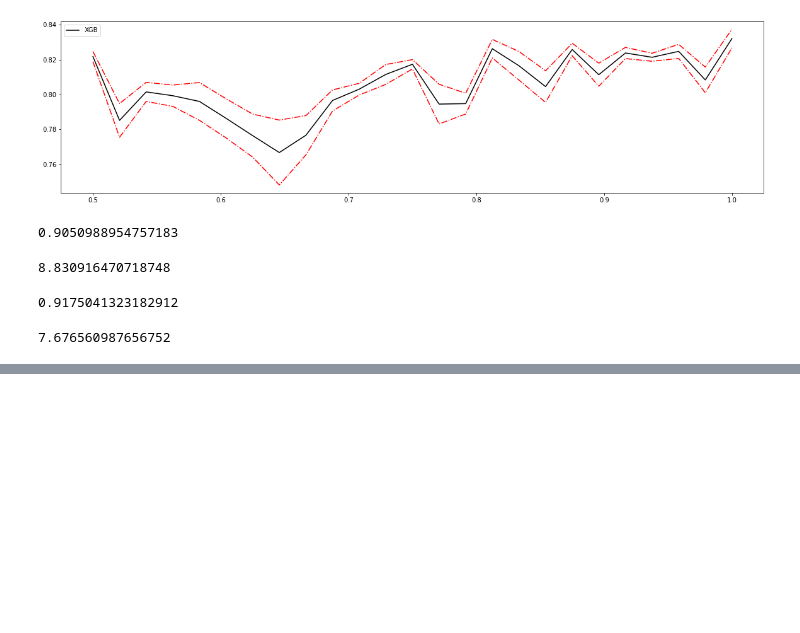
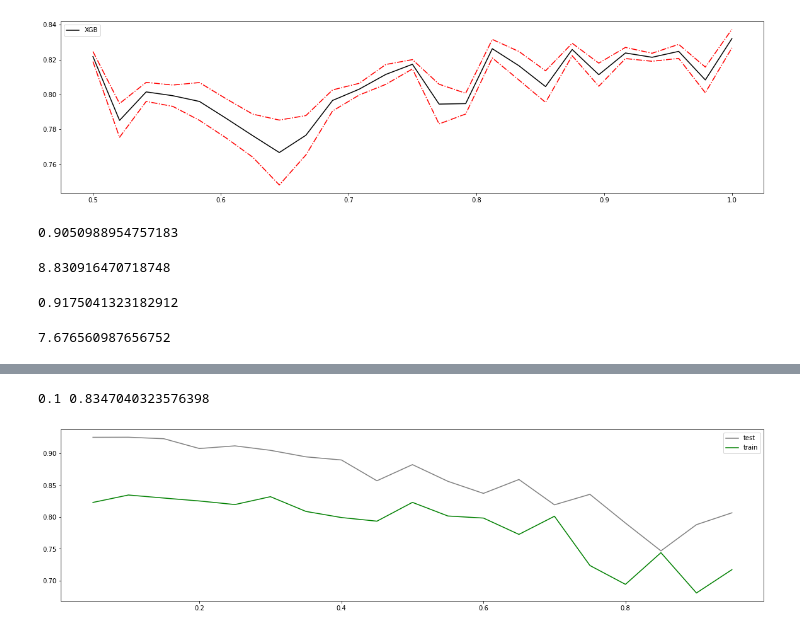
Before and after one commit to JustDoItGit/caicai_sklearn, a Jupyter notebook: 第十一章 XGBoost/了解xgboost原理.ipynb, the cells around one changed output, grey strips where cells are left out. Cells and saved outputs as stored; diff of their text form; code cells hidden in the pictures; blank space fills up the shorter version.

```diff
--- a/第十一章 XGBoost/xgboost.ipynb
+++ b/第十一章 XGBoost/了解xgboost原理.ipynb
@@ -453,0 +456,13 @@ MSE(Ytest, reg.predict(Xtest))
+# %%
+# 首先我们先来定义一个评分函数，这个评分函数能够帮助我们直接打印Xtrain上的交叉验证结果
+def regassess(reg, Xtrain, Ytrain, cv, scoring=["r2"], show=True):
+    score = []
+    for i in range(len(scoring)):
+        if show:
+            print("{}:{:.2f}".format(scoring[i],  # 模型评估指标的名字
+                                     CVS(reg, Xtrain, Ytrain, cv=cv, scoring=scoring[i]).mean()))
+        score.append(CVS(reg, Xtrain, Ytrain, cv=cv,
+                         scoring=scoring[i]).mean())
+    return score
+# %%
+reg = XGBR(n_estimators=100, random_state=420)
@@ -453,0 +482,12 @@ MSE(Ytest, reg.predict(Xtest))
+# %%
+from time import time
+import datetime
+
+for i in [0, 0.2, 0.5, 1]:
+    time0 = time()
+    reg = XGBR(n_estimators=100, random_state=420, learning_rate=i)
+    print("learning_rate = {}".format(i))
+    regassess(reg, Xtrain, Ytrain, cv, scoring=[
+              "r2", "neg_mean_squared_error"])
+    print(datetime.datetime.fromtimestamp(time()-time0).strftime("%M:%S:%f"))
+    print("\t")
@@ -453,0 +514,21 @@ MSE(Ytest, reg.predict(Xtest))
+# %%
+# 画学习曲线：学习率-R^2曲线
+axisx = np.arange(0.05, 1, 0.05)
+rs = []
+te = []
+for i in axisx:
+    reg = XGBR(n_estimators=100, random_state=420, learning_rate=i)
+    score = regassess(reg, Xtrain, Ytrain, cv, scoring=[
+                      "r2", "neg_mean_squared_error"], show=False)
+    test = reg.fit(Xtrain, Ytrain).score(Xtest, Ytest)
+    rs.append(score[0])
+    te.append(test)
+print(axisx[rs.index(max(rs))], max(rs))
+plt.figure(figsize=(20, 5))
+plt.plot(axisx, te, c="gray", label="test")
+plt.plot(axisx, rs, c="green", label="train")
+plt.legend()
+plt.show()
+# %% [output]
+0.1 0.8347040323576398
+[figure, added]
```
Also changed, not shown: parts of 5 cells of this notebook.
